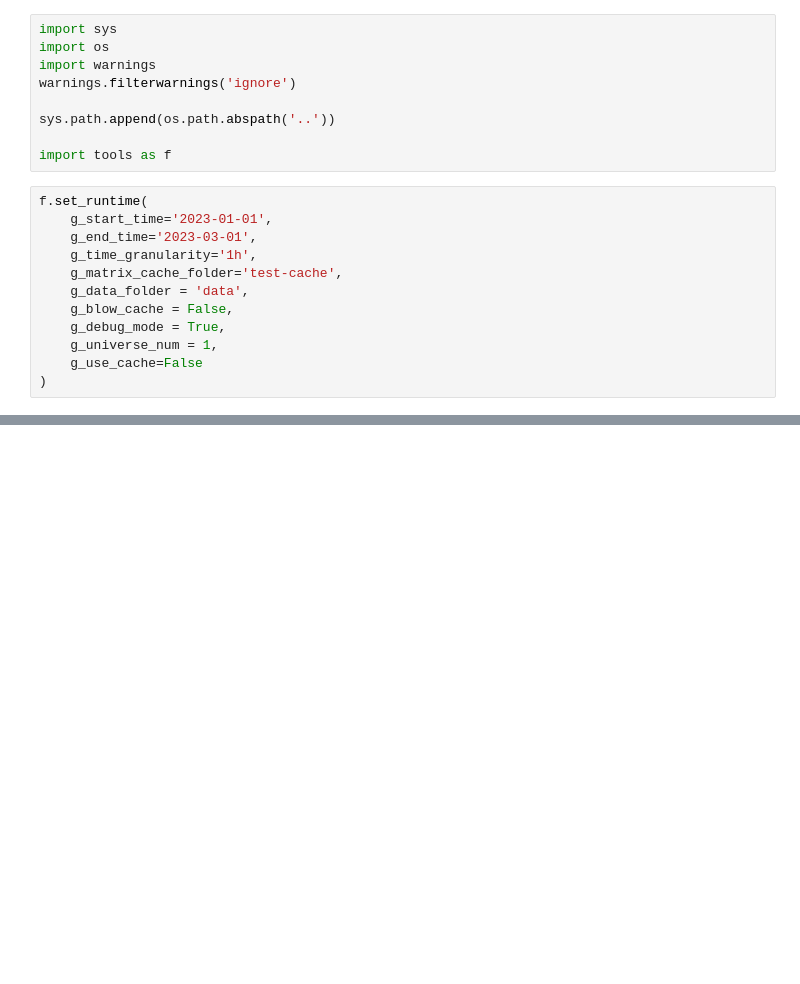
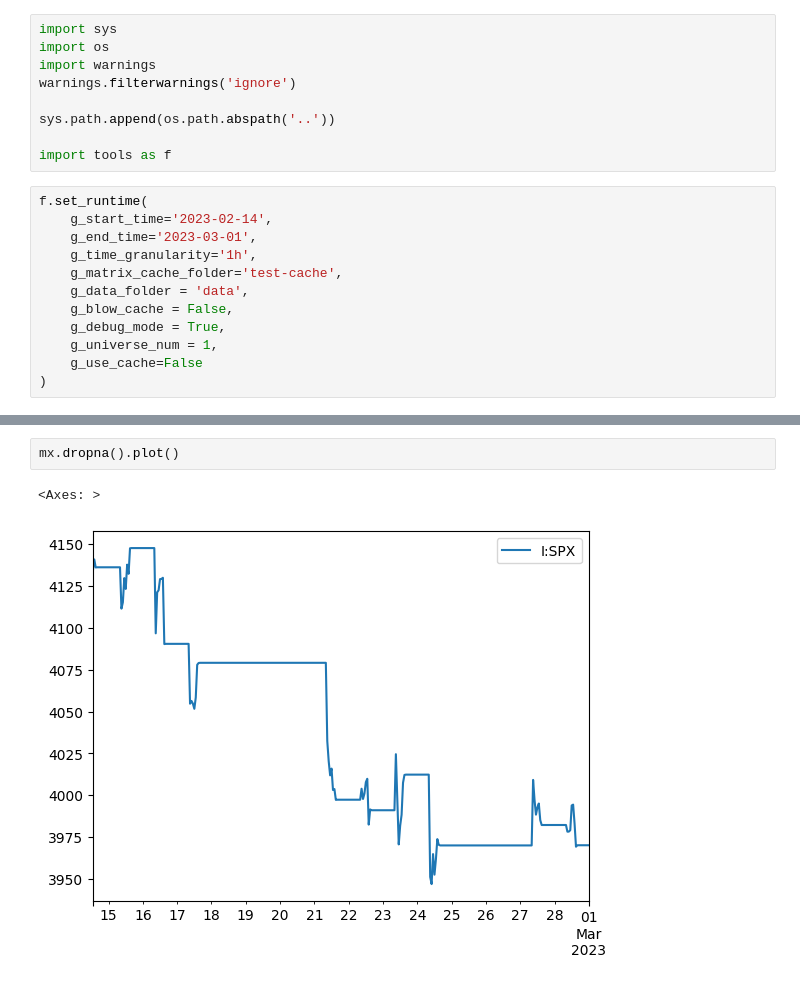
Before and after one commit to reggiehsu111/option_signals, a Jupyter notebook: exps/first_test.ipynb, the cells around one changed output, grey strips where cells are left out. Saved outputs shown, nothing was run; the diff lists cells and outputs as text; blank space fills up the shorter version.

Commit message:
First plot

```diff
--- a/exps/first_test.ipynb
+++ b/exps/first_test.ipynb
@@ -9,7 +9,7 @@ sys.path.append(os.path.abspath('..'))
 import tools as f
 # %%
 f.set_runtime(
-    g_start_time='2023-01-01',
+    g_start_time='2023-02-14',
     g_end_time='2023-03-01',
     g_time_granularity='1h',
     g_matrix_cache_folder='test-cache',
@@ -45,0 +60,5 @@ mx.dropna()
+# %%
+mx.dropna().plot()
+# %% [output]
+<Axes: >
+[figure, added]
```
Also changed, not shown: parts of 5 cells of this notebook, 1 other file.
